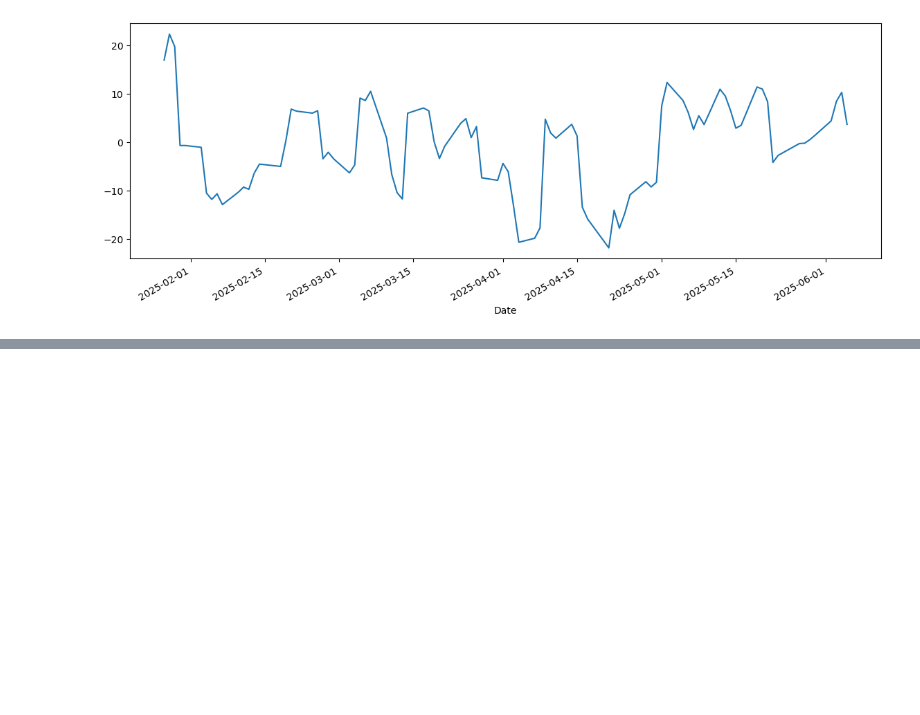
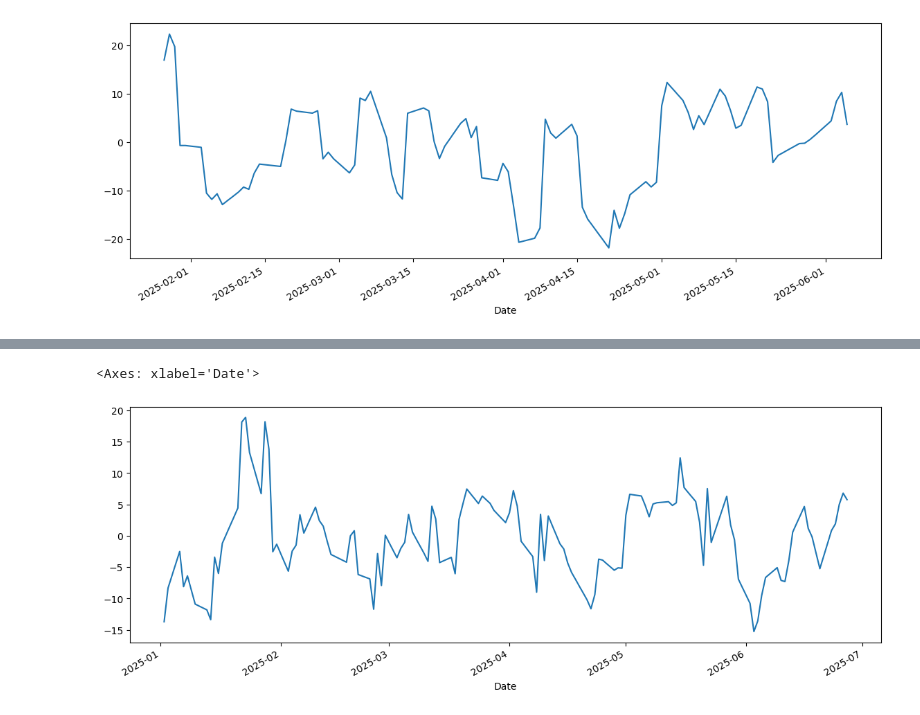
Before and after one commit to sarvesh-114/Time-Series-Forecasting, a Jupyter notebook: TSA_Decopositions.ipynb, the cells around one changed output, grey strips where cells are left out. Drawn from its saved outputs; the diff is of its cells as text; code cells hidden in the pictures; blank space fills up the shorter version.

```diff
--- a/TSA_Decopositions.ipynb
+++ b/TSA_Decopositions.ipynb
@@ -68,0 +84,5 @@ additive_residual.plot(figsize = (14, 5))
+# %%
+result.seasonal.plot(figsize = (14, 5))
+# %% [output]
+<Axes: xlabel='Date'>
+[figure, added]
```
Also changed, not shown: parts of 7 cells of this notebook.
